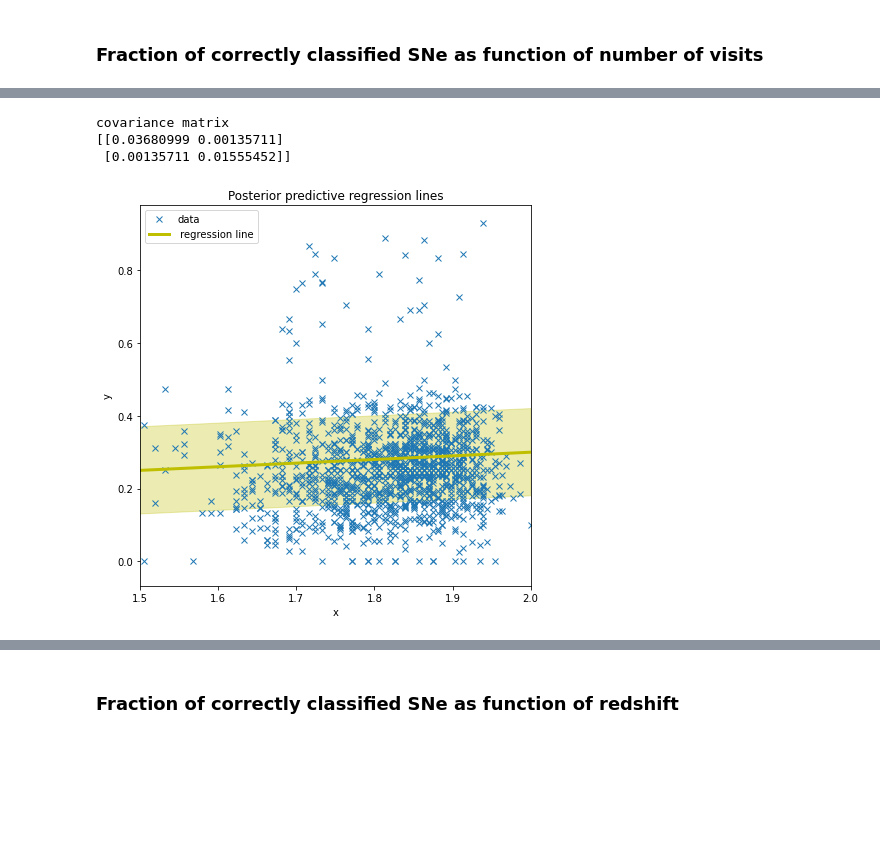
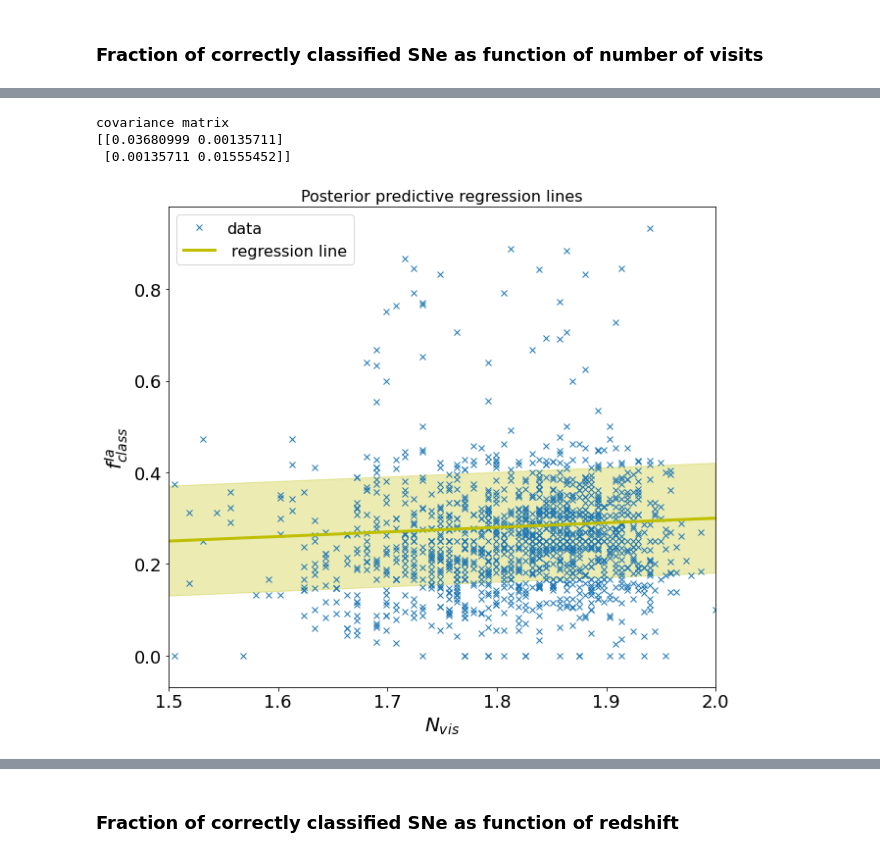
Before and after one commit to FabioRagosta/LSSTmetrics, a Jupyter notebook: SNRateMetric-Copy1.ipynb, the cells around one changed output, grey strips where cells are left out. Drawn from its saved outputs; the diff is of its cells as text; code cells hidden in the pictures; blank space fills up the shorter version.

```diff
--- a/SNRateMetric-Copy1.ipynb
+++ b/SNRateMetric-Copy1.ipynb
@@ -977,19 +997,20 @@ plt.tight_layout();
 # %%
 x = np.linspace(1,100, np.size(fractions['Ia']))
-plt.figure(figsize=(7, 7))
-plt.plot(np.log10(nvis), fractions['Ia'], "x", label="data")
-plt.fill_between(np.log10(x), np.log10(x)*0.1+0.1 - 0.12, np.log10(x)*0.1+0.1 + 0.12,
+fig, ax=plt.subplots(1,1,figsize=(10, 9))
+ax.plot(np.log10(nvis), fractions['Ia'], "x", label="data")
+ax.fill_between(np.log10(x), np.log10(x)*0.1+0.1 - 0.12, np.log10(x)*0.1+0.1 + 0.12,
                     color='y', alpha=0.3)
-plt.plot(np.log10(x),np.log10(x)*0.1+0.1, label=" regression line", lw=3.0, c="y")
-plt.xlim([1.5,2])
-plt.title("Posterior predictive regression lines")
-plt.legend(loc=0)
-plt.xlabel("x")
-plt.ylabel("y")
+ax.plot(np.log10(x),np.log10(x)*0.1+0.1, label=" regression line", lw=3.0, c="y")
+ax.set_xlim([1.5,2])
+ax.set_title("Posterior predictive regression lines",fontsize=16)
+plt.legend(loc=0,fontsize=16)
+ax.tick_params('both', labelsize=18)
+ax.set_xlabel(r"$N_{vis}$",fontsize=20)
+ax.set_ylabel(r"$f^{ Ia}_{class}$",fontsize= 20)
 print('covariance matrix')
 print(np.cov(np.log10(nvis), fractions['Ia']))
 # %% [output]
 covariance matrix
 [[0.03680999 0.00135711]
  [0.00135711 0.01555452]]
-[figure, old version]
+[figure, new version]
```
Also changed, not shown: parts of 5 cells of this notebook.
